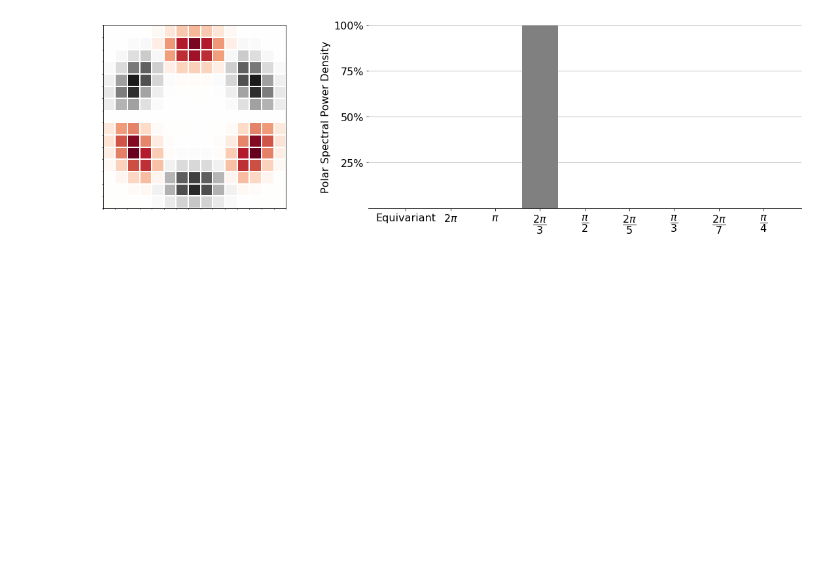
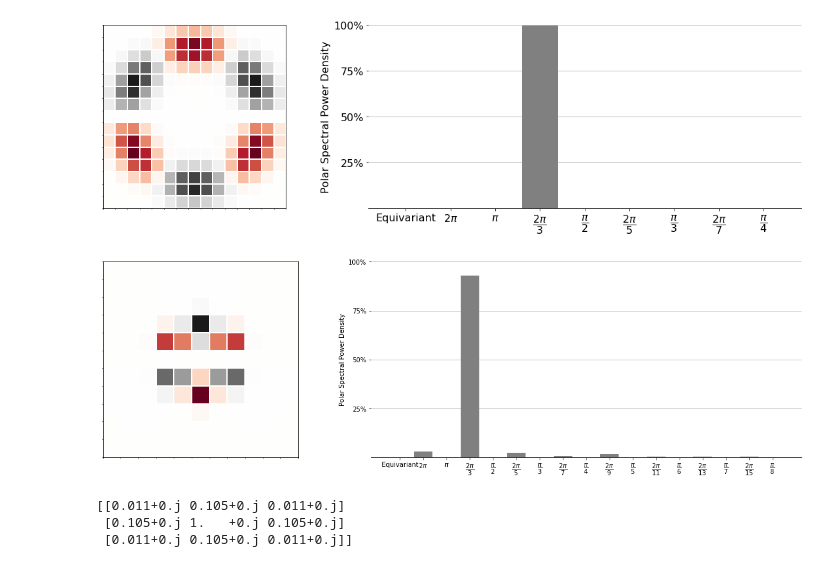
Before and after one commit to gabriel-lepetitaimon/steered-fcnn, a Jupyter notebook: OrientednessAnalysis.ipynb, the cells around one changed output. Drawn from its saved outputs; the diff is of its cells as text; code cells hidden in the pictures; blank space fills up the shorter version.

```diff
--- a/OrientednessAnalysis.ipynb
+++ b/OrientednessAnalysis.ipynb
@@ -184,3 +184,15 @@ plot_filter(np.real(F3), axis=False, spd=True)
 [figure]
 [figure]
 [figure]
+# %%
+F0 = radial_steerable_filter(11, k=3,r=2, std=.5)
+plot_filter(-np.real(F0), axis=False, spd=32)
+# %% [output]
+[figure, added]
+# %%
+with np.printoptions(precision=3, suppress=True):
+    print(F0)
+# %% [output]
+[[0.011+0.j 0.105+0.j 0.011+0.j]
+ [0.105+0.j 1.   +0.j 0.105+0.j]
+ [0.011+0.j 0.105+0.j 0.011+0.j]]
```
Also changed, not shown: 5 other files.
